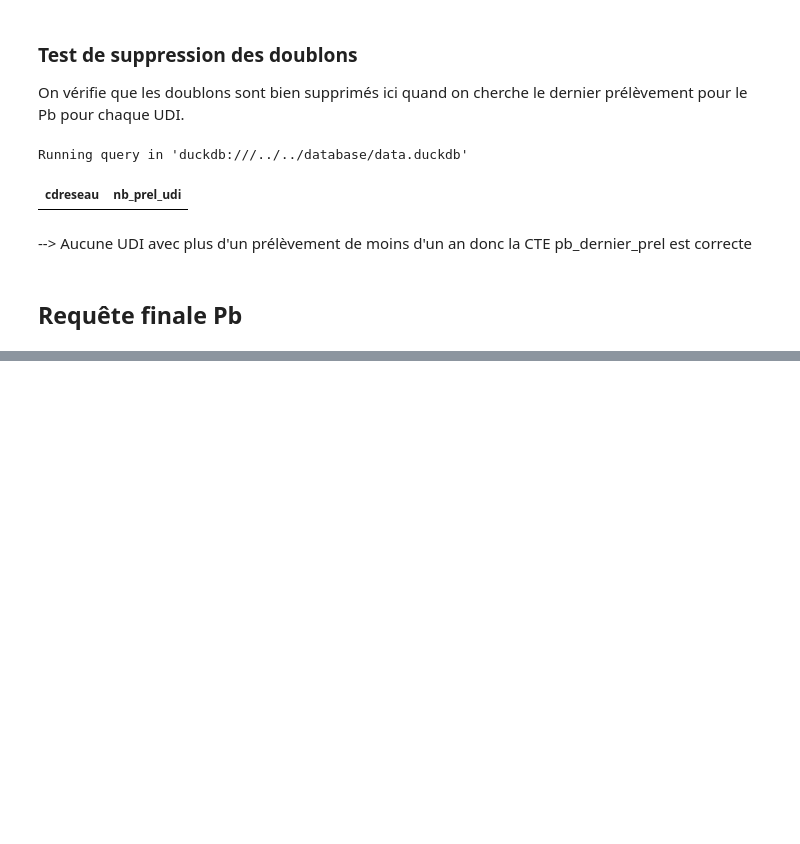
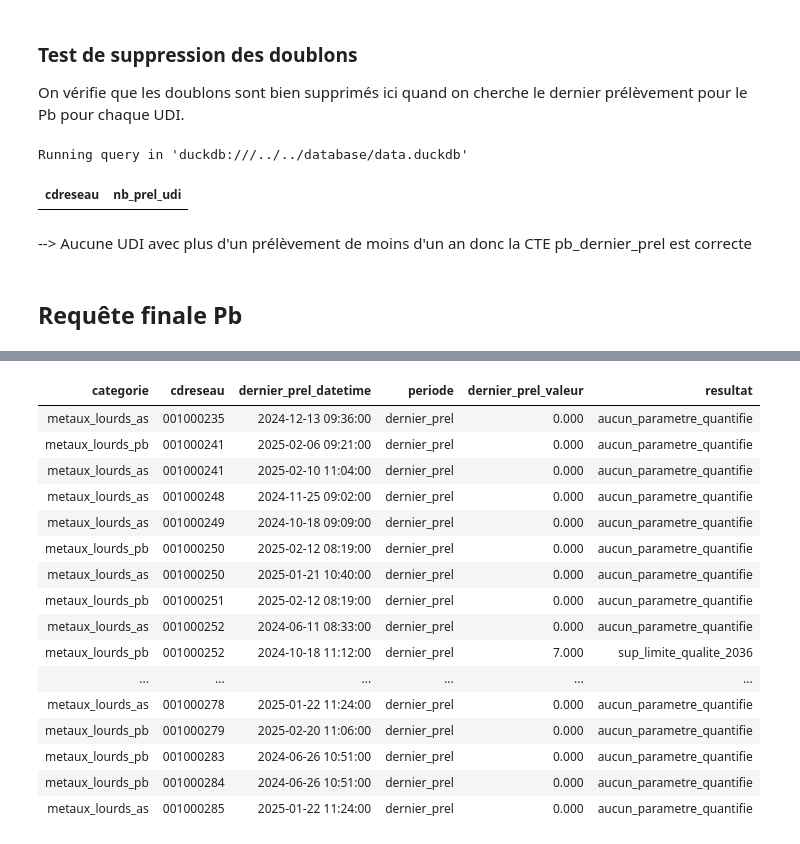
Before and after one commit to dataforgoodfr/13_pollution_eau, a Jupyter notebook: analytics/notebooks/resultats_metaux_lourds.ipynb, the cells around one changed output, grey strips where cells are left out. Drawn from its saved outputs; the diff is of its cells as text; code cells hidden in the pictures; blank space fills up the shorter version.

```diff
--- a/analytics/notebooks/resultats_metaux_lourds.ipynb
+++ b/analytics/notebooks/resultats_metaux_lourds.ipynb
@@ -374,0 +492,83 @@ Truncated to displaylimit of 100.
+# %%
+%%sql
+
+-- Ici on ne garde que le dernier prélèvement pour chaque UDI dans la dernière année
+WITH metaux_lourds_dernier_prel AS (
+    SELECT
+        int__resultats_udi_communes.*,
+        ROW_NUMBER()
+            OVER (
+                PARTITION BY cdreseau, cdparametresiseeaux
+                ORDER BY datetimeprel DESC
+            )
+            AS row_number
+    FROM
+        int__resultats_udi_communes
+    WHERE
+        cdparametresiseeaux in ('PB', 'AS')
+        AND
+        -- On garde les prélèvements de moins d'un an
+        CURRENT_DATE - datetimeprel < INTERVAL 1 YEAR
+)
+
+-- Ici on ne prend que le prélèvement le plus récent (avec row_number = 1)
+-- pour chaque type de métaux lourds
+SELECT
+    CASE
+        WHEN
+            cdparametresiseeaux = 'PB'
+            THEN 'metaux_lourds_pb'
+        WHEN
+            cdparametresiseeaux = 'AS'
+            THEN 'metaux_lourds_as'
+    END AS categorie,
+    cdreseau,
+    datetimeprel AS dernier_prel_datetime,
+    'dernier_prel' AS periode,
+    valtraduite AS dernier_prel_valeur,
+    CASE
+        WHEN
+            cdparametresiseeaux = 'PB'
+            AND (valtraduite IS NULL
+            OR valtraduite = 0)
+            THEN 'aucun_parametre_quantifie'
+        WHEN
+            cdparametresiseeaux = 'PB'
+            AND valtraduite >= 10
+            THEN 'sup_limite_qualite'
+        WHEN
+            cdparametresiseeaux = 'PB'
+            AND valtraduite >= 5
+            AND valtraduite < 10
+            THEN 'sup_limite_qualite_2036'
+        WHEN
+            cdparametresiseeaux = 'PB'
+            AND valtraduite < 5
+            THEN 'inf_5'
+        WHEN
+            cdparametresiseeaux = 'AS'
+            AND (valtraduite IS NULL
+            OR valtraduite = 0)
+            THEN 'aucun_parametre_quantifie'
+        WHEN
+            cdparametresiseeaux = 'AS'
+            AND valtraduite >= 13
+            THEN 'sup_limite_qualite'
+        WHEN
+            cdparametresiseeaux = 'AS'
+            AND valtraduite >= 10
+            AND valtraduite < 13
+            THEN 'as_sup_10_inf_13'
+        WHEN
+            cdparametresiseeaux = 'AS'
+            AND valtraduite < 10
+            THEN 'inf_10'
+        ELSE 'erreur'
+    END AS resultat
+FROM
+    metaux_lourds_dernier_prel
+WHERE
+    row_number = 1
+ORDER BY
+    cdreseau
+# %% [output]
@@ -374,0 +576,17 @@ Truncated to displaylimit of 100.
+| categorie | cdreseau | dernier_prel_datetime | periode | dernier_prel_valeur | resultat |
+| metaux_lourds_as | 001000235 | 2024-12-13 09:36:00 | dernier_prel | 0.000 | aucun_parametre_quantifie |
+| metaux_lourds_pb | 001000241 | 2025-02-06 09:21:00 | dernier_prel | 0.000 | aucun_parametre_quantifie |
+| metaux_lourds_as | 001000241 | 2025-02-10 11:04:00 | dernier_prel | 0.000 | aucun_parametre_quantifie |
+| metaux_lourds_as | 001000248 | 2024-11-25 09:02:00 | dernier_prel | 0.000 | aucun_parametre_quantifie |
+| metaux_lourds_as | 001000249 | 2024-10-18 09:09:00 | dernier_prel | 0.000 | aucun_parametre_quantifie |
+| metaux_lourds_pb | 001000250 | 2025-02-12 08:19:00 | dernier_prel | 0.000 | aucun_parametre_quantifie |
+| metaux_lourds_as | 001000250 | 2025-01-21 10:40:00 | dernier_prel | 0.000 | aucun_parametre_quantifie |
+| metaux_lourds_pb | 001000251 | 2025-02-12 08:19:00 | dernier_prel | 0.000 | aucun_parametre_quantifie |
+| metaux_lourds_as | 001000252 | 2024-06-11 08:33:00 | dernier_prel | 0.000 | aucun_parametre_quantifie |
+| metaux_lourds_pb | 001000252 | 2024-10-18 11:12:00 | dernier_prel | 7.000 | sup_limite_qualite_2036 |
+| ... | ... | ... | ... | ... | ... |
+| metaux_lourds_as | 001000278 | 2025-01-22 11:24:00 | dernier_prel | 0.000 | aucun_parametre_quantifie |
+| metaux_lourds_pb | 001000279 | 2025-02-20 11:06:00 | dernier_prel | 0.000 | aucun_parametre_quantifie |
+| metaux_lourds_pb | 001000283 | 2024-06-26 10:51:00 | dernier_prel | 0.000 | aucun_parametre_quantifie |
+| metaux_lourds_pb | 001000284 | 2024-06-26 10:51:00 | dernier_prel | 0.000 | aucun_parametre_quantifie |
+| metaux_lourds_as | 001000285 | 2025-01-22 11:24:00 | dernier_prel | 0.000 | aucun_parametre_quantifie |
```
Also changed, not shown: parts of 15 cells of this notebook.
